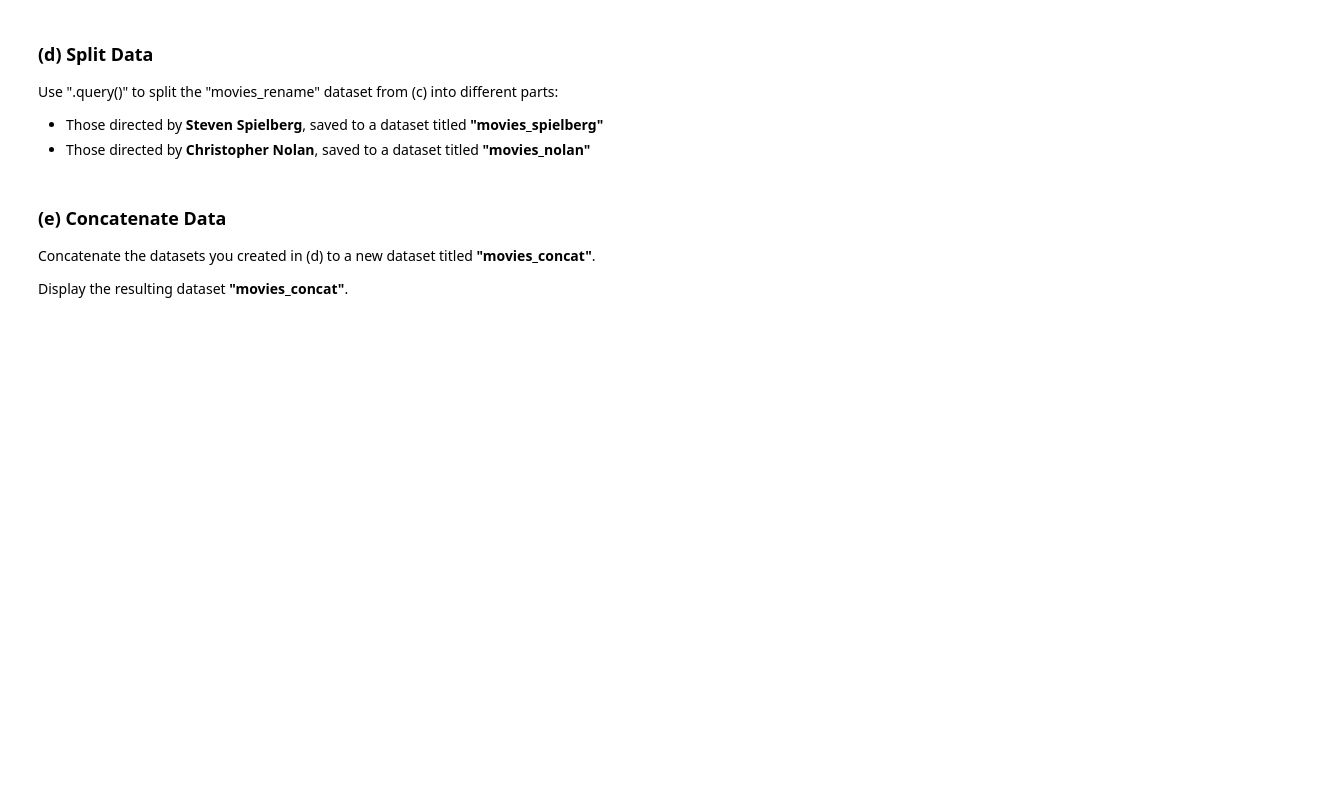
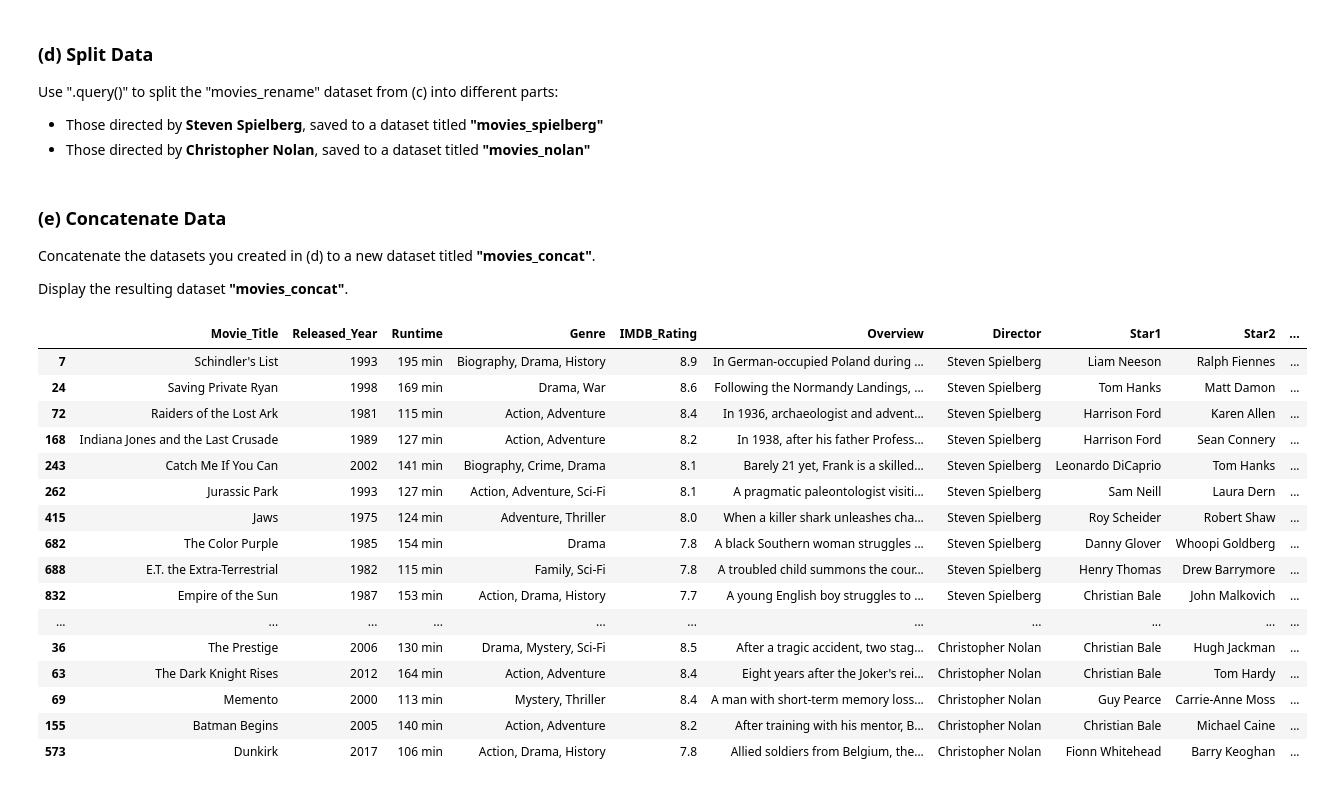
Before and after one commit to Everlyly/qtm151spring2025, a Jupyter notebook: assignment8/assignment8.ipynb, the cells around one changed output. Drawn from its saved outputs; the diff is of its cells as text; code cells hidden in the pictures; blank space fills up the shorter version.

```diff
--- a/assignment8/assignment8.ipynb
+++ b/assignment8/assignment8.ipynb
@@ -22,4 +22,4 @@ import pandas as pd
 ### Import the dataset "imdb_top_1000.csv" and save it as "movies." <br>
 This includes data on the top 1000 movies by IMDB rating.
 # %%
-movies=pd.read_csv("imdb_top_1000.csv")
+movies=pd.read_csv("data_raw/imdb_top_1000.csv")
@@ -63,0 +96,9 @@ Verify that this renaming worked by printing the lists of the old ("movies") and
+# %%
+movies_rename = movies.rename(columns={
+    'Name': 'Movie_Title',
+    'Length': 'Runtime',
+    'Gross': 'Revenue'
+})
+
+print(movies.columns)
+print(movies_rename.columns)
@@ -73,3 +119,6 @@ Use ".query()" to split the "movies_rename" dataset from (c) into different part
+# %%
+movies_spielberg=movies_rename.query("Director=='Steven Spielberg'")
+movies_nolan=movies_rename.query("Director=='Christopher Nolan'")
 # %% [markdown]
 ### (e) Concatenate Data
 
@@ -80,0 +128,21 @@ Display the resulting dataset **"movies_concat"**.
+# %%
+movies_concat=pd.concat([movies_spielberg, movies_nolan])
+display(movies_concat)
+# %% [output]
+|  | Movie_Title | Released_Year | Runtime | Genre | IMDB_Rating | Overview | Director | Star1 | Star2 | ... |
+| 7 | Schindler's List | 1993 | 195 min | Biography, Drama, History | 8.9 | In German-occupied Poland during ... | Steven Spielberg | Liam Neeson | Ralph Fiennes | ... |
+| 24 | Saving Private Ryan | 1998 | 169 min | Drama, War | 8.6 | Following the Normandy Landings, ... | Steven Spielberg | Tom Hanks | Matt Damon | ... |
+| 72 | Raiders of the Lost Ark | 1981 | 115 min | Action, Adventure | 8.4 | In 1936, archaeologist and advent... | Steven Spielberg | Harrison Ford | Karen Allen | ... |
+| 168 | Indiana Jones and the Last Crusade | 1989 | 127 min | Action, Adventure | 8.2 | In 1938, after his father Profess... | Steven Spielberg | Harrison Ford | Sean Connery | ... |
+| 243 | Catch Me If You Can | 2002 | 141 min | Biography, Crime, Drama | 8.1 | Barely 21 yet, Frank is a skilled... | Steven Spielberg | Leonardo DiCaprio | Tom Hanks | ... |
+| 262 | Jurassic Park | 1993 | 127 min | Action, Adventure, Sci-Fi | 8.1 | A pragmatic paleontologist visiti... | Steven Spielberg | Sam Neill | Laura Dern | ... |
+| 415 | Jaws | 1975 | 124 min | Adventure, Thriller | 8.0 | When a killer shark unleashes cha... | Steven Spielberg | Roy Scheider | Robert Shaw | ... |
+| 682 | The Color Purple | 1985 | 154 min | Drama | 7.8 | A black Southern woman struggles ... | Steven Spielberg | Danny Glover | Whoopi Goldberg | ... |
+| 688 | E.T. the Extra-Terrestrial | 1982 | 115 min | Family, Sci-Fi | 7.8 | A troubled child summons the cour... | Steven Spielberg | Henry Thomas | Drew Barrymore | ... |
+| 832 | Empire of the Sun | 1987 | 153 min | Action, Drama, History | 7.7 | A young English boy struggles to ... | Steven Spielberg | Christian Bale | John Malkovich | ... |
+| ... | ... | ... | ... | ... | ... | ... | ... | ... | ... | ... |
+| 36 | The Prestige | 2006 | 130 min | Drama, Mystery, Sci-Fi | 8.5 | After a tragic accident, two stag... | Christopher Nolan | Christian Bale | Hugh Jackman | ... |
+| 63 | The Dark Knight Rises | 2012 | 164 min | Action, Adventure | 8.4 | Eight years after the Joker's rei... | Christopher Nolan | Christian Bale | Tom Hardy | ... |
+| 69 | Memento | 2000 | 113 min | Mystery, Thriller | 8.4 | A man with short-term memory loss... | Christopher Nolan | Guy Pearce | Carrie-Anne Moss | ... |
+| 155 | Batman Begins | 2005 | 140 min | Action, Adventure | 8.2 | After training with his mentor, B... | Christopher Nolan | Christian Bale | Michael Caine | ... |
+| 573 | Dunkirk | 2017 | 106 min | Action, Drama, History | 7.8 | Allied soldiers from Belgium, the... | Christopher Nolan | Fionn Whitehead | Barry Keoghan | ... |
```
Also changed, not shown: parts of 9 cells of this notebook, 5 other files.
